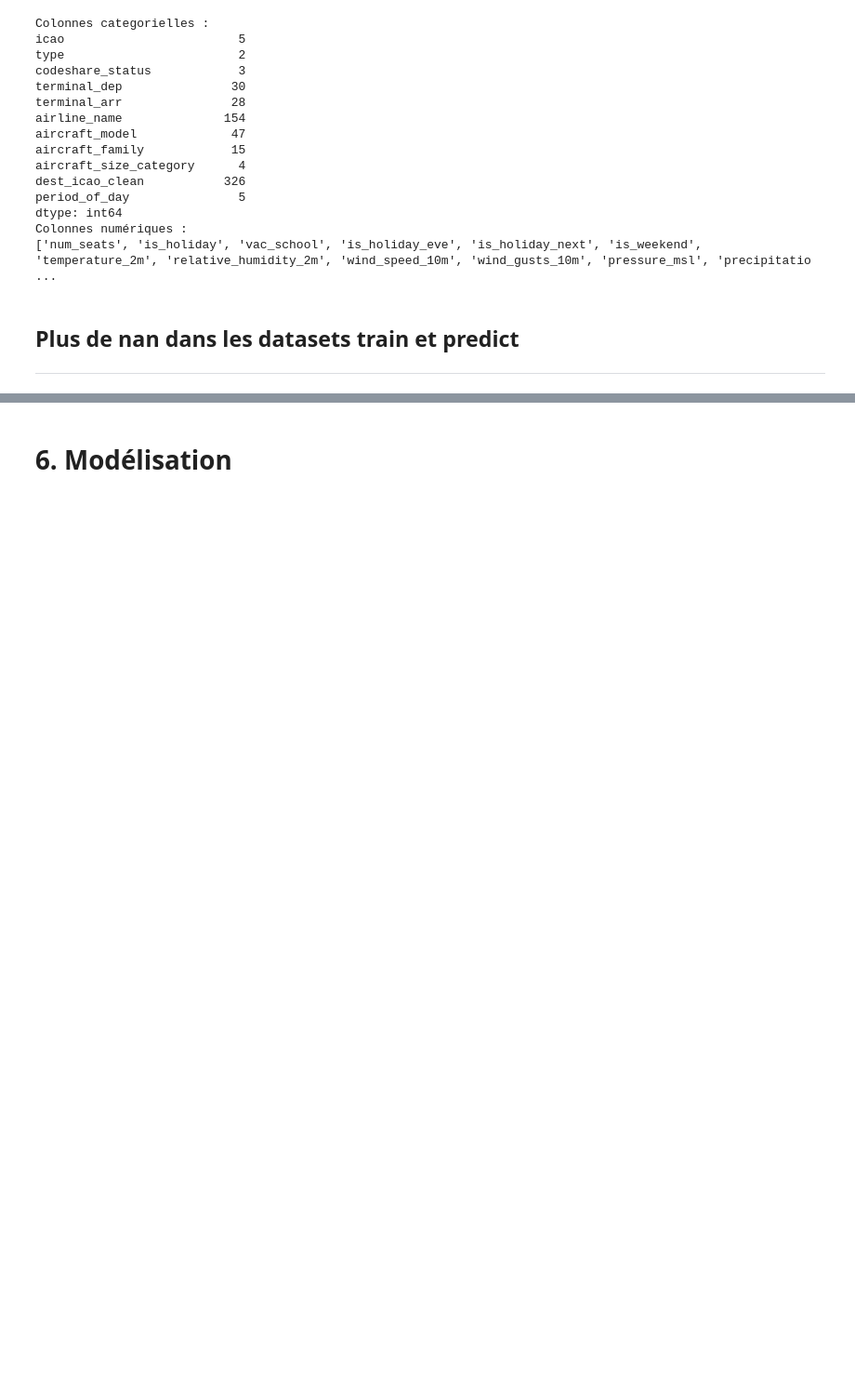
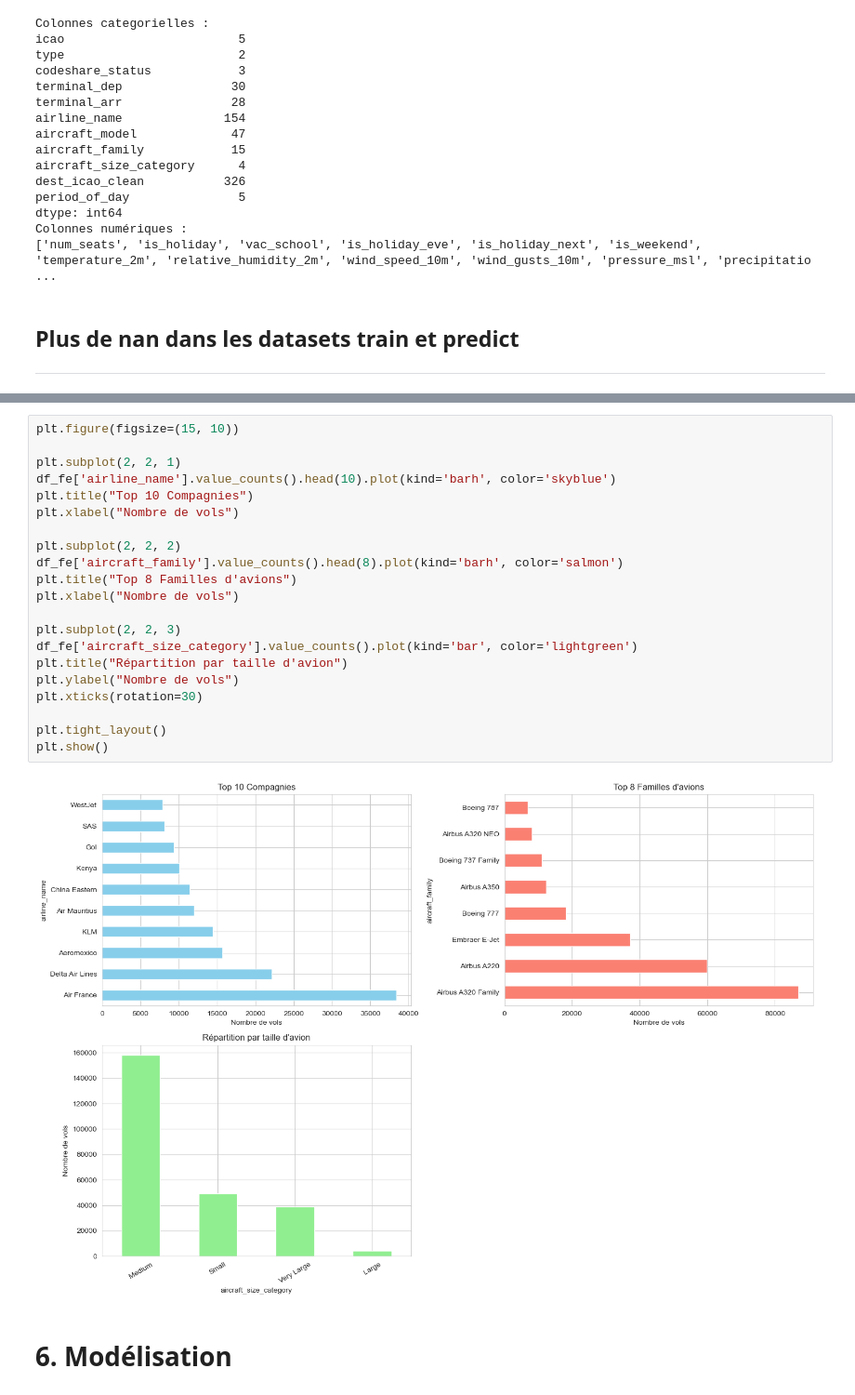
Before and after one commit to Manjakaranja/PPML, a Jupyter notebook: notebooks/ppml_pre_pred.ipynb, the cells around one changed output, grey strips where cells are left out. Shown at 93% size. Saved outputs shown, nothing was run; the diff lists cells and outputs as text; blank space fills up the shorter version.

```diff
--- a/notebooks/ppml_pre_pred.ipynb
+++ b/notebooks/ppml_pre_pred.ipynb
@@ -714,3 +697,26 @@ Colonnes numériques :
+# %%
+plt.figure(figsize=(15, 10))
+
+plt.subplot(2, 2, 1)
+df_fe['airline_name'].value_counts().head(10).plot(kind='barh', color='skyblue')
+plt.title("Top 10 Compagnies")
+plt.xlabel("Nombre de vols")
+
+plt.subplot(2, 2, 2)
+df_fe['aircraft_family'].value_counts().head(8).plot(kind='barh', color='salmon')
+plt.title("Top 8 Familles d'avions")
+plt.xlabel("Nombre de vols")
+
+plt.subplot(2, 2, 3)
+df_fe['aircraft_size_category'].value_counts().plot(kind='bar', color='lightgreen')
+plt.title("Répartition par taille d'avion")
+plt.ylabel("Nombre de vols")
+plt.xticks(rotation=30)
+
+plt.tight_layout()
+plt.show()
+# %% [output]
+[figure, added]
 # %% [markdown]
 # 6. Modélisation
 # %% [markdown]
```
Also changed, not shown: parts of 7 cells of this notebook.
